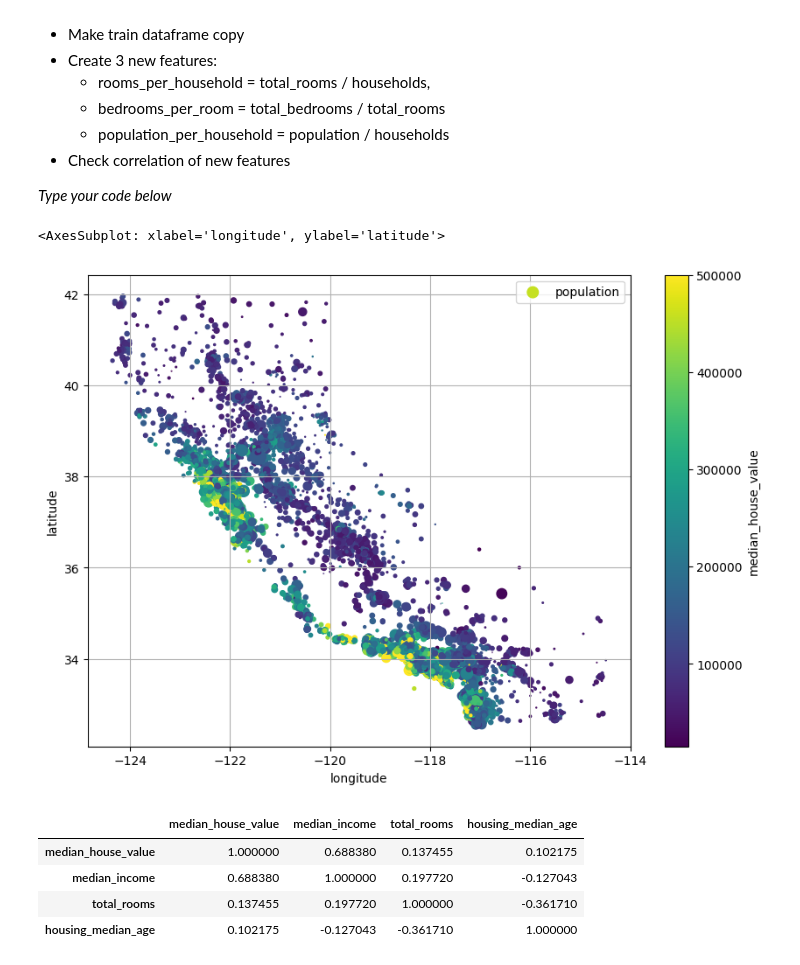
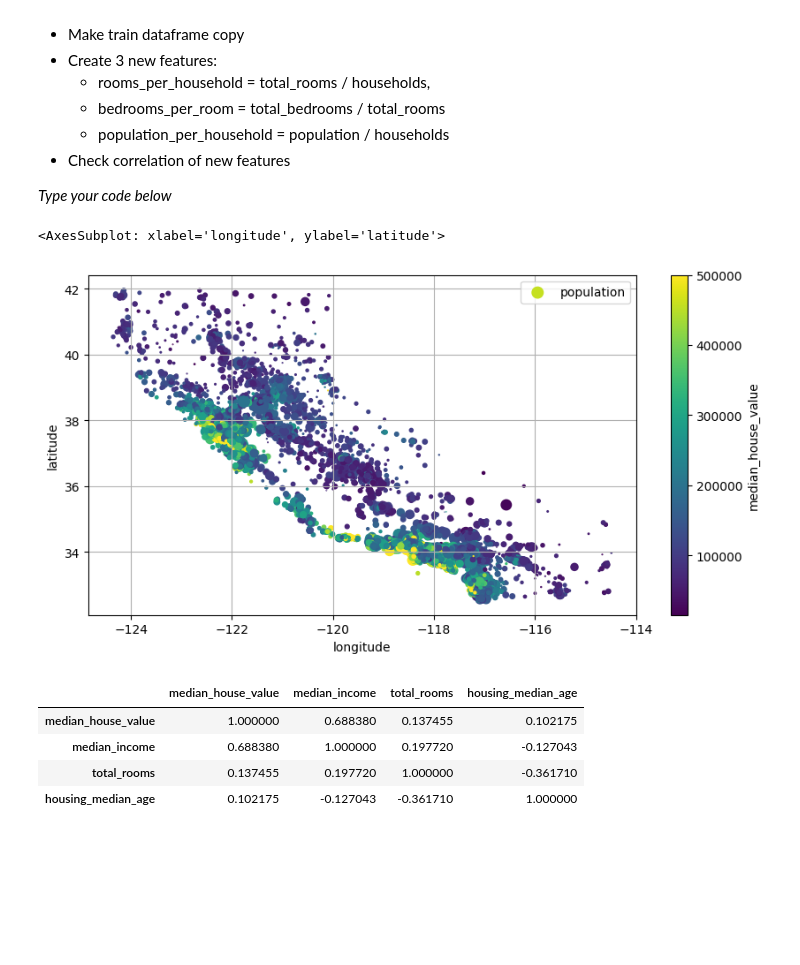
Before and after one commit to marcinsawinski/UEP_KIE_ML_LAB_PROG, a Jupyter notebook: 02_housing_solution.ipynb, the cells around one changed output. Saved outputs shown, nothing was run; the diff lists cells and outputs as text; code cells hidden in the pictures; blank space fills up the shorter version.

```diff
--- a/02_housing_solution.ipynb
+++ b/02_housing_solution.ipynb
@@ -193,9 +210,9 @@ _Type your code below_
 # %%
-housing = strat_train_set.copy()
+# plot scatter plot with geo coords
 housing.plot(kind="scatter", x="longitude", y="latitude", grid=True, alpha=1,
-s=housing["population"] / 100,c="median_house_value",cmap="jet", figsize=(10, 7),
+s=housing["population"] / 100,c="median_house_value",cmap="jet", figsize=(10, 5),
 legend=True, colorbar=True,label="population")
 # %% [output]
 <AxesSubplot: xlabel='longitude', ylabel='latitude'>
-[figure, old version]
+[figure, new version]
 # %%
```
Also changed, not shown: parts of 115 cells of this notebook.
